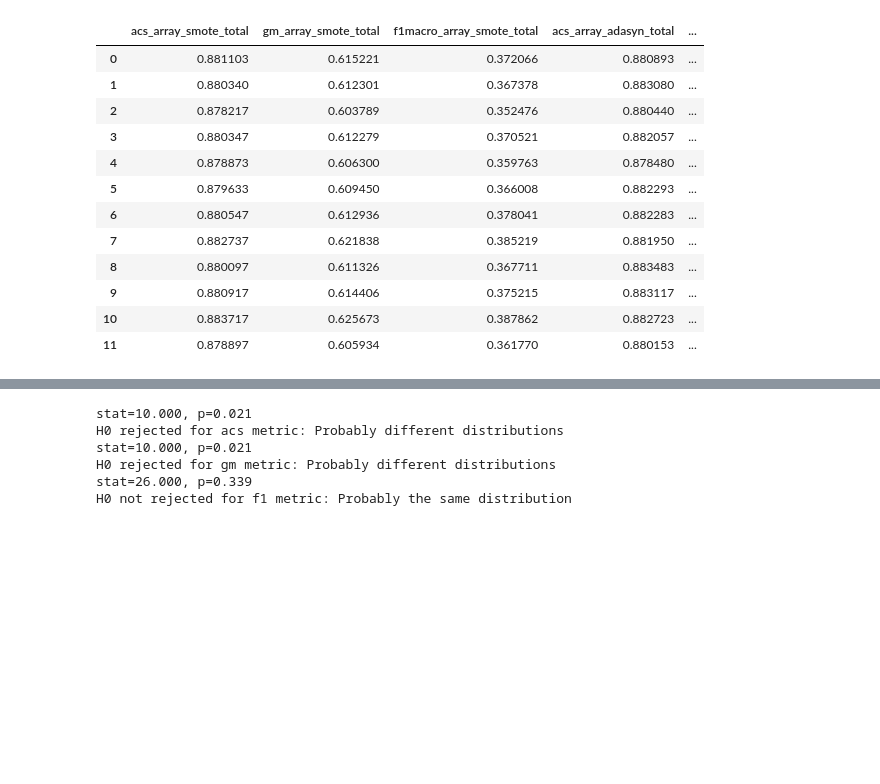
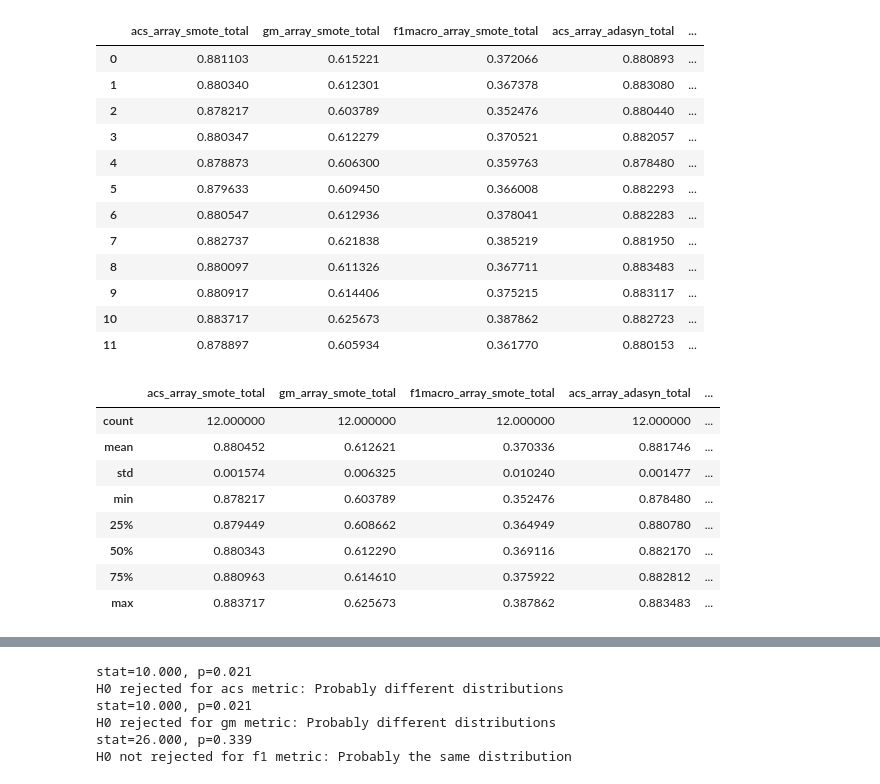
Before and after one commit to thiagom123/Redes-Neurais-2022-1, a Jupyter notebook: Projeto/Testes_estatisticos.ipynb, the cells around one changed output, grey strips where cells are left out. Saved outputs shown, nothing was run; the diff lists cells and outputs as text; code cells hidden in the pictures; blank space fills up the shorter version.

```diff
--- a/Projeto/Testes_estatisticos.ipynb
+++ b/Projeto/Testes_estatisticos.ipynb
@@ -101,3 +173,16 @@ result_df
 | 9 | 0.880917 | 0.614406 | 0.375215 | 0.883117 | ... |
 | 10 | 0.883717 | 0.625673 | 0.387862 | 0.882723 | ... |
 | 11 | 0.878897 | 0.605934 | 0.361770 | 0.880153 | ... |
+# %%
+df_mean = result_df.describe()
+df_mean
+# %% [output]
+|  | acs_array_smote_total | gm_array_smote_total | f1macro_array_smote_total | acs_array_adasyn_total | ... |
+| count | 12.000000 | 12.000000 | 12.000000 | 12.000000 | ... |
+| mean | 0.880452 | 0.612621 | 0.370336 | 0.881746 | ... |
+| std | 0.001574 | 0.006325 | 0.010240 | 0.001477 | ... |
+| min | 0.878217 | 0.603789 | 0.352476 | 0.878480 | ... |
+| 25% | 0.879449 | 0.608662 | 0.364949 | 0.880780 | ... |
+| 50% | 0.880343 | 0.612290 | 0.369116 | 0.882170 | ... |
+| 75% | 0.880963 | 0.614610 | 0.375922 | 0.882812 | ... |
+| max | 0.883717 | 0.625673 | 0.387862 | 0.883483 | ... |
```
Also changed, not shown: parts of 11 cells of this notebook.
